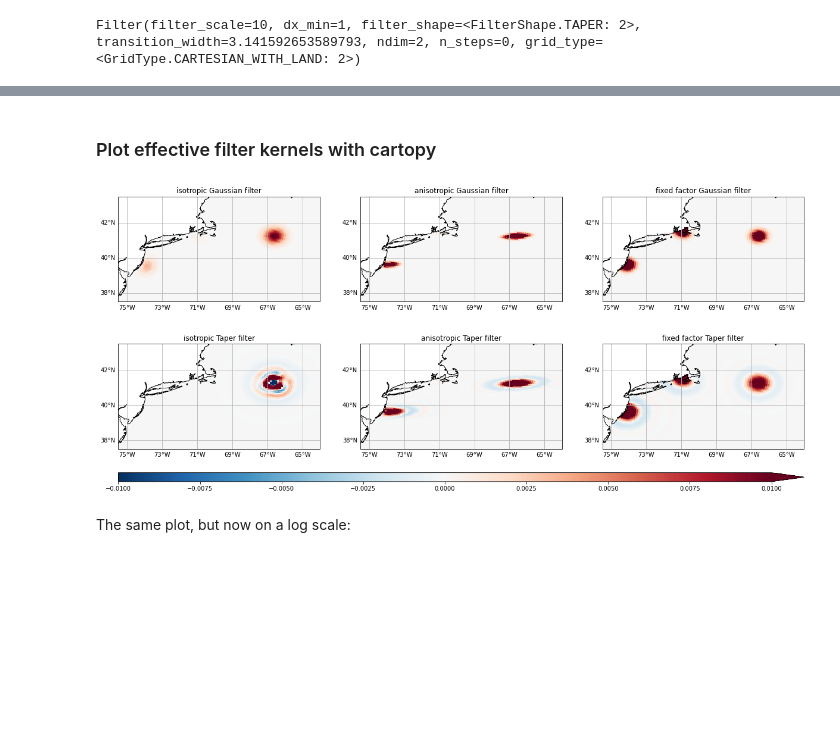
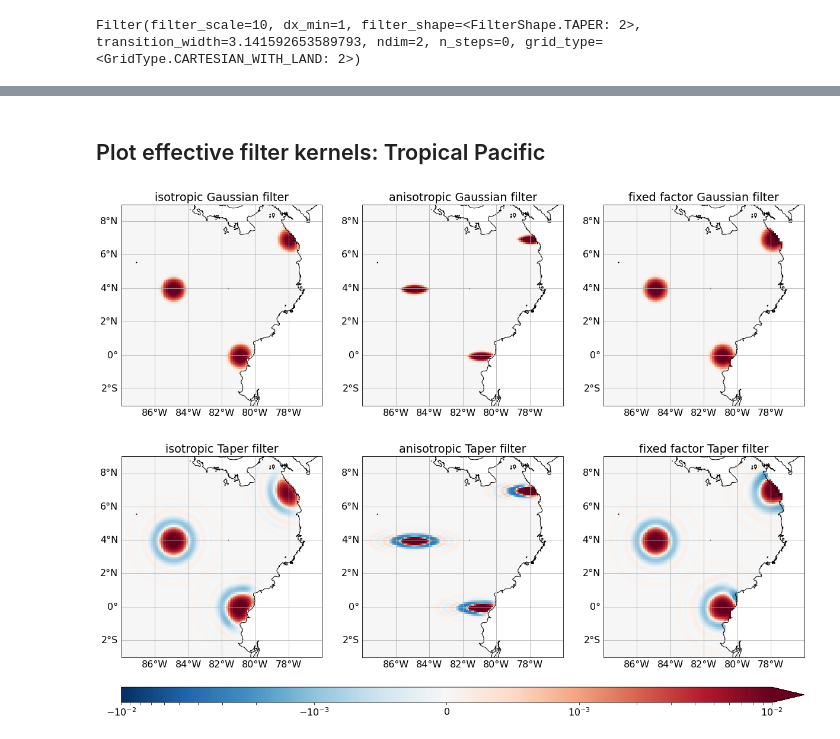
Before and after one commit to ocean-eddy-cpt/gcm-filters-paper, a Jupyter notebook: effective_kernel.ipynb, the cells around one changed output, grey strips where cells are left out. Cells and saved outputs as stored; diff of their text form; code cells hidden in the pictures; blank space fills up the shorter version.

Commit message:
POP effective in tropical Pacific

```diff
--- a/effective_kernel.ipynb
+++ b/effective_kernel.ipynb
@@ -164,4 +164,5 @@ Filter(filter_scale=10, dx_min=1, filter_shape=<FilterShape.TAPER: 2>, transitio
 # %%
+# Gulf Stream
 delta1 = 0 * xr.ones_like(ds.nlat*ds.nlon)
 delta1[1643,398] = 1
 delta1 = delta1.where(wet_mask)
@@ -173,6 +174,19 @@ delta2 = delta2.where(wet_mask)
 delta3 = 0 * xr.ones_like(ds.nlat*ds.nlon)
 delta3[1620,363] = 1
 delta3 = delta3.where(wet_mask)
+
+# Tropical Pacific
+delta4 = 0 * xr.ones_like(ds.nlat*ds.nlon)
+delta4[1220,250] = 1
+delta4 = delta4.where(wet_mask)
+
+delta5 = 0 * xr.ones_like(ds.nlat*ds.nlon)
+delta5[1180,290] = 1
+delta5 = delta5.where(wet_mask)
+
+delta6 = 0 * xr.ones_like(ds.nlat*ds.nlon)
+delta6[1250,320] = 1
+delta6 = delta6.where(wet_mask)
 # %%
 delta1_filtered_Gaussian_isotropic = filter_Gaussian_isotropic.apply(delta1, dims=['nlat', 'nlon'])
 delta2_filtered_Gaussian_isotropic = filter_Gaussian_isotropic.apply(delta2, dims=['nlat', 'nlon'])
@@ -206,76 +321,73 @@ delta3_filtered_fixed_factor_Taper = delta3_filtered_fixed_factor_Taper/tarea
 # %% [markdown]
-### Plot effective filter kernels with cartopy
+## Plot effective filter kernels: Tropical Pacific
 # %%
-# Gulf Stream region
-nlon0_gs = 300
-nlon1_gs = 500
-nlat0_gs = 1550
-nlat1_gs = 1700
-xslice = slice(nlon0_gs,nlon1_gs)
-yslice = slice(nlat0_gs,nlat1_gs)
+# Tropical Pacific
+nlon0_tp = 0
+nlon1_tp = 1000
+nlat0_tp = 1100
+nlat1_tp = 1300
+xslice = slice(nlon0_tp,nlon1_tp)
+yslice = slice(nlat0_tp,nlat1_tp)
 
-fig,axs = plt.subplots(2,3,figsize=(20,7),subplot_kw={'projection':ccrs.PlateCarree()})
+fig,axs = plt.subplots(2,3,figsize=(20,12),subplot_kw={'projection':ccrs.PlateCarree()})
 
-(delta1_filtered_Gaussian_isotropic+delta2_filtered_Gaussian_isotropic+delta3_filtered_Gaussian_isotropic).isel(nlon=xslice,nlat=yslice).plot(ax=axs[0,0],x='ULONG',y='ULAT',
+(delta4_filtered_Gaussian_isotropic+delta5_filtered_Gaussian_isotropic+delta6_filtered_Gaussian_isotropic).isel(nlon=xslice,nlat=yslice).plot(ax=axs[0,0],x='ULONG',y='ULAT',
                                                                      vmin=-0.01,vmax=0.01,cmap='RdBu_r',
-                                                                     #norm=mpl.colors.SymLogNorm(linthresh=0.001),
+                                                                     norm=mpl.colors.SymLogNorm(linthresh=0.001),
                                                                      add_colorbar=False,
                                                                      transform=ccrs.PlateCarree())
 
-(delta1_filtered_Gaussian_anisotropic+delta2_filtered_Gaussian_anisotropic+delta3_filtered_Gaussian_anisotropic).isel(nlon=xslice,nlat=yslice).plot(ax=axs[0,1],x='ULONG',y='ULAT',
+(delta4_filtered_Gaussian_anisotropic+delta5_filtered_Gaussian_anisotropic+delta6_filtered_Gaussian_anisotropic).isel(nlon=xslice,nlat=yslice).plot(ax=axs[0,1],x='ULONG',y='ULAT',
                                                                                 vmin=-0.01,vmax=0.01,cmap='RdBu_r',
-                                                                                #norm=mpl.colors.SymLogNorm(linthresh=0.001),
+                                                                                norm=mpl.colors.SymLogNorm(linthresh=0.001),
                                                                                  add_colorbar=False,
                                                                                  transform=ccrs.PlateCarree())
 
-#(delta1_filtered_Taper_isotropic+delta2_filtered_Taper_isotropic+delta3_filtered_Taper_isotropic).isel(nlon=xslice,nlat=yslice).plot(ax=axs[1,0],x='ULONG',y='ULAT',
-(delta2_filtered_Taper_isotropic).isel(nlon=xslice,nlat=yslice).plot(ax=axs[1,0],x='ULONG',y='ULAT',
+(delta4_filtered_Taper_isotropic+delta5_filtered_Taper_isotropic+delta6_filtered_Taper_isotropic).isel(nlon=xslice,nlat=yslice).plot(ax=axs[1,0],x='ULONG',y='ULAT',
                                                                                 vmin=-0.01,vmax=0.01,cmap='RdBu_r',
-                                                                                #norm=mpl.colors.SymLogNorm(linthresh=0.001),
+                                                                                norm=mpl.colors.SymLogNorm(linthresh=0.001),
                                                                                 add_colorbar=False,
                                                                                 transform=ccrs.PlateCarree())
 
-(delta1_filtered_Taper_anisotropic+delta2_filtered_Taper_anisotropic+delta3_filtered_Taper_anisotropic).isel(nlon=xslice,nlat=yslice).plot(ax=axs[1,1],x='ULONG',y='ULAT',
+(delta4_filtered_Taper_anisotropic+delta5_filtered_Taper_anisotropic+delta6_filtered_Taper_anisotropic).isel(nlon=xslice,nlat=yslice).plot(ax=axs[1,1],x='ULONG',y='ULAT',
                                                                                 vmin=-0.01,vmax=0.01,cmap='RdBu_r',
-                                                                                #norm=mpl.colors.SymLogNorm(linthresh=0.001),
+                                                                                norm=mpl.colors.SymLogNorm(linthresh=0.001),
                                                                                 add_colorbar=False,
                                                                                 transform=ccrs.PlateCarree())
 
-(delta1_filtered_fixed_factor_Gaussian+delta2_filtered_fixed_factor_Gaussian+delta3_filtered_fixed_factor_Gaussian).isel(nlon=xslice,nlat=yslice).plot(ax=axs[0,2],x='ULONG',y='ULAT',
+(delta4_filtered_fixed_factor_Gaussian+delta5_filtered_fixed_factor_Gaussian+delta6_filtered_fixed_factor_Gaussian).isel(nlon=xslice,nlat=yslice).plot(ax=axs[0,2],x='ULONG',y='ULAT',
                                                                                 vmin=-0.01,vmax=0.01,cmap='RdBu_r',
-                                                                                #norm=mpl.colors.SymLogNorm(linthresh=0.001),
+                                                                                norm=mpl.colors.SymLogNorm(linthresh=0.001),
                                                                                 add_colorbar=False,
                                                                                 transform=ccrs.PlateCarree())
 
-p=(delta1_filtered_fixed_factor_Taper+delta2_filtered_fixed_factor_Taper+delta3_filtered_fixed_factor_Taper).isel(nlon=xslice,nlat=yslice).plot(ax=axs[1,2],x='ULONG',y='ULAT',
+p=(delta4_filtered_fixed_factor_Taper+delta5_filtered_fixed_factor_Taper+delta6_filtered_fixed_factor_Taper).isel(nlon=xslice,nlat=yslice).plot(ax=axs[1,2],x='ULONG',y='ULAT',
                                                                                 vmin=-0.01,vmax=0.01,cmap='RdBu_r',
-                                                                                #norm=mpl.colors.SymLogNorm(linthresh=0.001),
+                                                                                norm=mpl.colors.SymLogNorm(linthresh=0.001),
                                                                                 add_colorbar=False,
                                                                                 transform=ccrs.PlateCarree())
 
 
 for ax in axs.flatten():
     ax.coastlines()
-    ax.set_extent([-75.5, -64, 37.5, 43.5], crs=ccrs.PlateCarree())
+    ax.set_extent([-88, -76, -3, 9], crs=ccrs.PlateCarree())
     gl = ax.gridlines(draw_labels=True)
     gl.xlabels_top = False
     gl.ylabels_right = False
-    gl.xlocator = mticker.FixedLocator([-75,-73,-71,-69,-67,-65])
-    gl.ylocator = mticker.FixedLocator([38,40,42])
+    gl.xlocator = mticker.FixedLocator([-86,-84,-82,-80,-78])
+    gl.ylocator = mticker.FixedLocator([-2,0,2,4,6,8])
 
 axs[0,0].set(title='isotropic Gaussian filter')
 axs[0,1].set(title='anisotropic Gaussian filter')
 axs[1,0].set(title='isotropic Taper filter')
 axs[1,1].set(title='anisotropic Taper filter')
 axs[0,2].set(title='fixed factor Gaussian filter')
 axs[1,2].set(title='fixed factor Taper filter')
 # colorbar
 fig.subplots_adjust(left=0.1, bottom=-0.02)
 cax = fig.add_axes([0.1, -0.1, 0.8, 0.03])
 cbar = fig.colorbar(p, cax=cax, orientation='horizontal',extend='max')
 
-#plt.savefig('figures/effective_kernel_scale_112km_fac_10.png',dpi=400,bbox_inches='tight',pad_inches=0)
+plt.savefig('figures/effective_kernel_scale_112km_fac_10_tropPac_log.png',dpi=400,bbox_inches='tight',pad_inches=0)
 # %% [output]
-[figure, old version]
+[figure, new version]
-# %% [markdown]
-The same plot, but now on a log scale:
```
Also changed, not shown: parts of 5 cells of this notebook.
